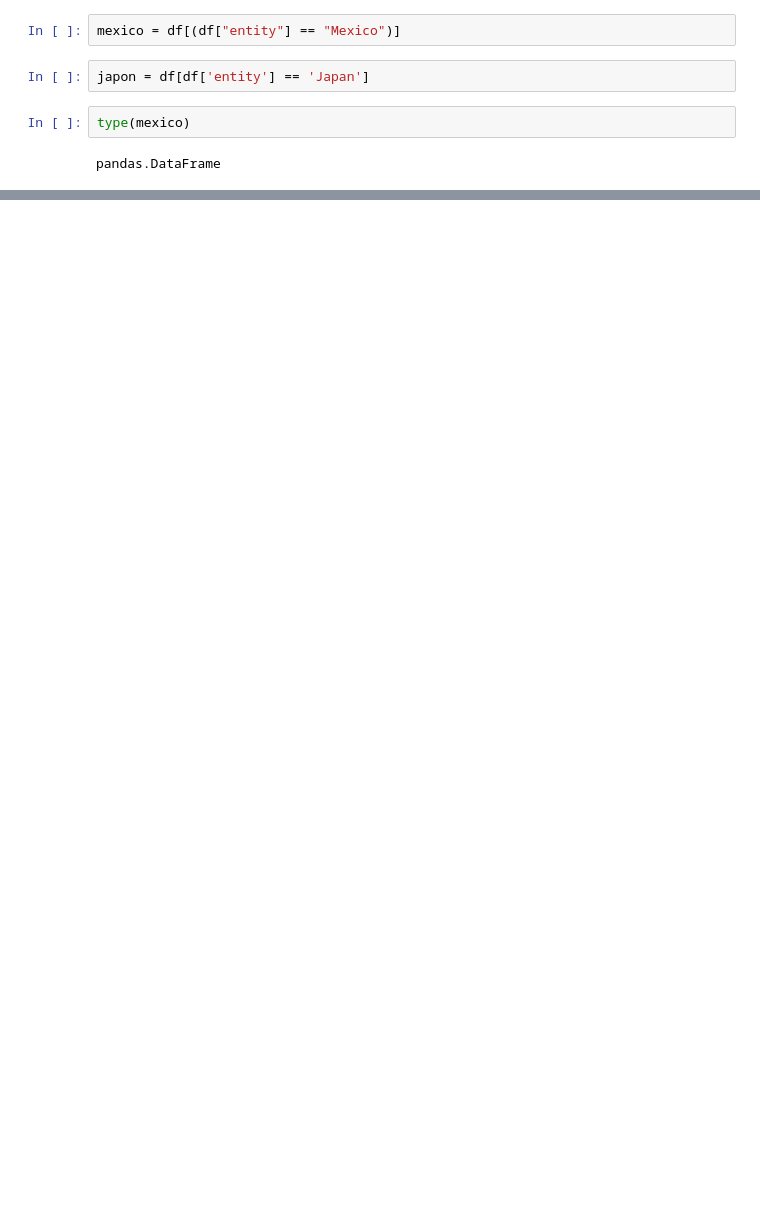
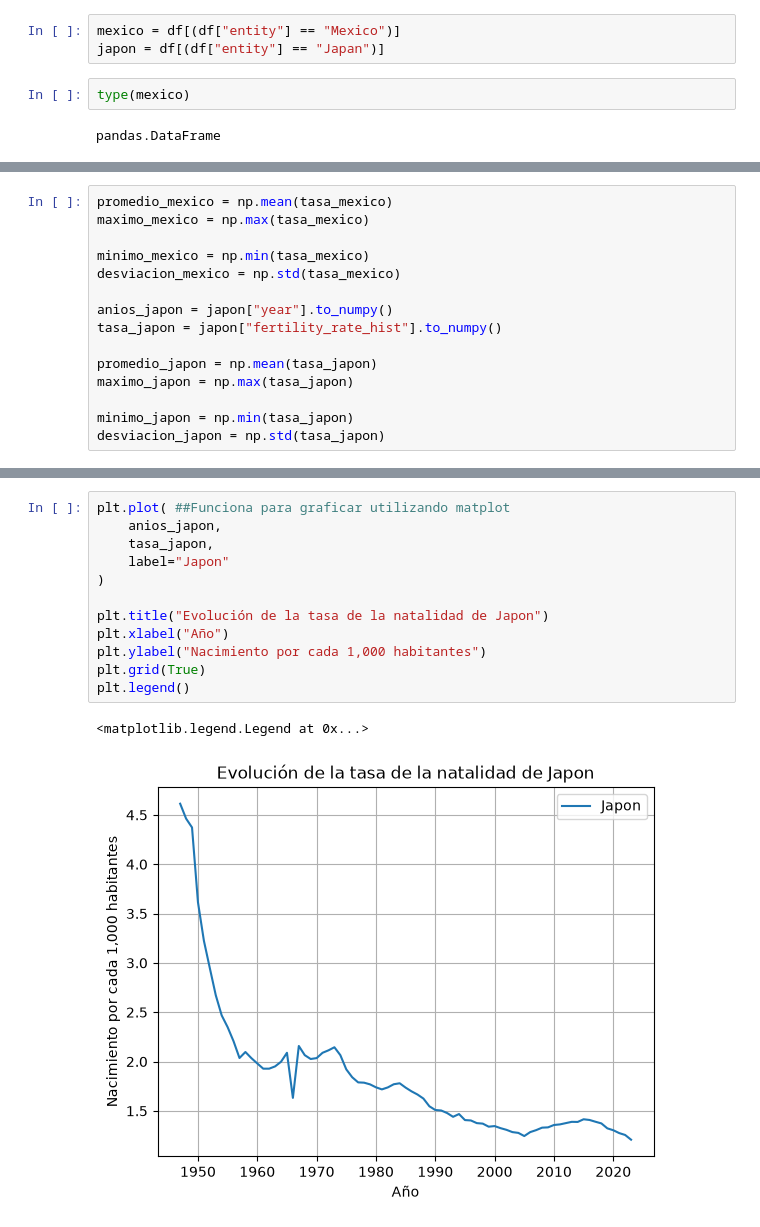
Before and after one commit to fpl81660/BD-511, a Jupyter notebook: U1_1_probabilidad_estadistica/notebooks/03_fertility_rate.ipynb, the cells around one changed output, grey strips where cells are left out. Saved outputs shown, nothing was run; the diff lists cells and outputs as text; blank space fills up the shorter version.

```diff
--- a/U1_1_probabilidad_estadistica/notebooks/03_fertility_rate.ipynb
+++ b/U1_1_probabilidad_estadistica/notebooks/03_fertility_rate.ipynb
@@ -14,8 +25,7 @@ df.shape
 (19402, 4)
 # %%
 mexico = df[(df["entity"] == "Mexico")]
+japon = df[(df["entity"] == "Japan")]
-# %%
-japon = df[df['entity'] == 'Japan']
 # %%
 type(mexico)
 # %% [output]
@@ -36,0 +68,15 @@ numpy.ndarray
+# %%
+promedio_mexico = np.mean(tasa_mexico)
+maximo_mexico = np.max(tasa_mexico)
+
+minimo_mexico = np.min(tasa_mexico)
+desviacion_mexico = np.std(tasa_mexico)
+
+anios_japon = japon["year"].to_numpy()
+tasa_japon = japon["fertility_rate_hist"].to_numpy()
+
+promedio_japon = np.mean(tasa_japon)
+maximo_japon = np.max(tasa_japon)
+
+minimo_japon = np.min(tasa_japon)
+desviacion_japon = np.std(tasa_japon)
@@ -36,0 +112,15 @@ numpy.ndarray
+# %%
+plt.plot( ##Funciona para graficar utilizando matplot
+    anios_japon,
+    tasa_japon,
+    label="Japon"
+)
+
+plt.title("Evolución de la tasa de la natalidad de Japon")
+plt.xlabel("Año")
+plt.ylabel("Nacimiento por cada 1,000 habitantes")
+plt.grid(True)
+plt.legend()
+# %% [output]
+<matplotlib.legend.Legend at 0x...>
+[figure, added]
```
Also changed, not shown: parts of 31 cells of this notebook.
